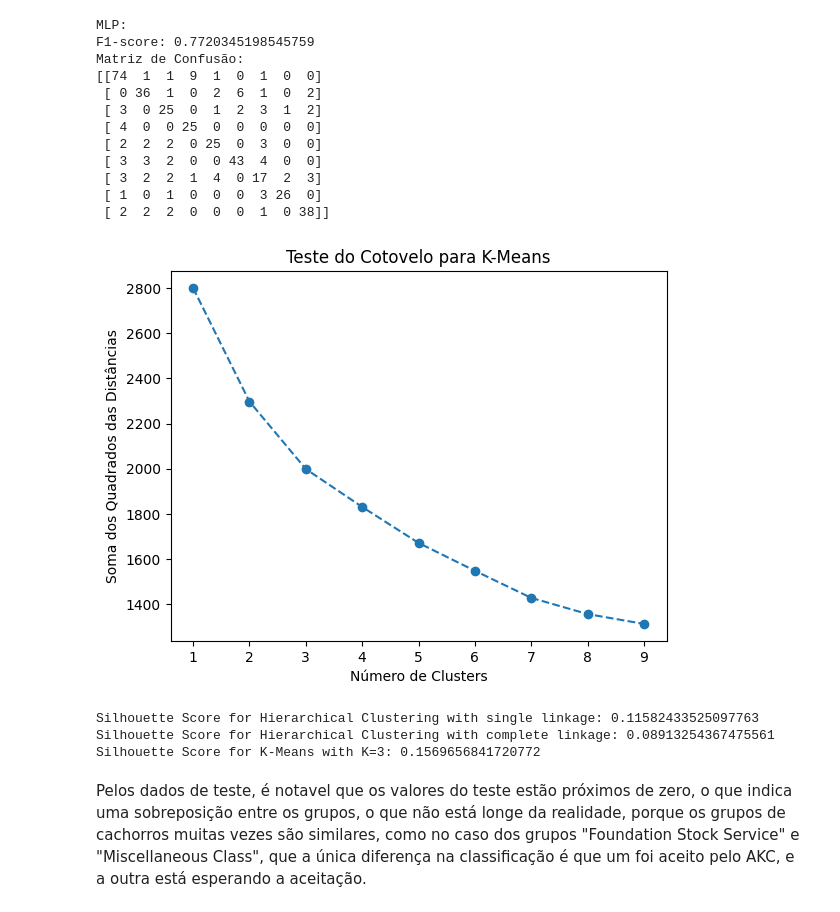
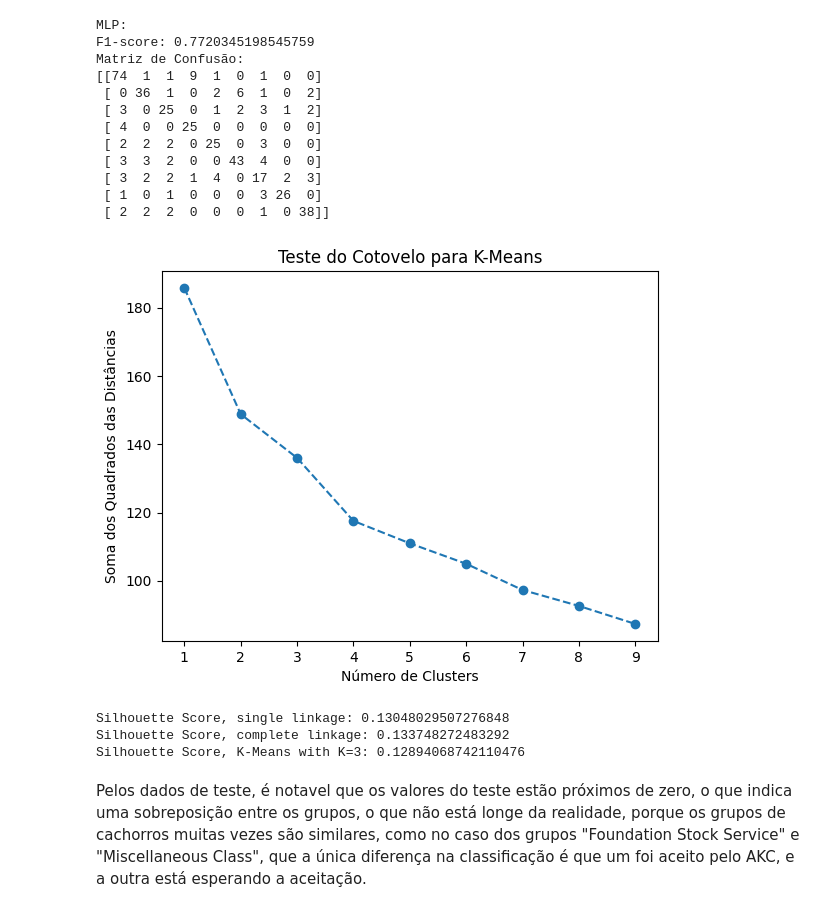
Before and after one commit to a3ylf/Dog_Predictor, a Jupyter notebook: models.ipynb, the cells around one changed output. Cells and saved outputs as stored; diff of their text form; code cells hidden in the pictures.

```diff
--- a/models.ipynb
+++ b/models.ipynb
@@ -92,46 +92,42 @@ from sklearn.metrics import silhouette_score
 # Carregar os dados
 x = pd.read_csv('Processed_data.csv')
 
-# Normalizar os dados
-scaler = StandardScaler()
-x_scaled = scaler.fit_transform(x)
-
 # K-Means
 wcss = []
 for i in range(1, 10):
     kmeans = KMeans(n_clusters=i, init='k-means++', random_state=42)
-    kmeans.fit(x_scaled)
+    kmeans.fit(x)
     wcss.append(kmeans.inertia_)
 
 # Plotar o gráfico do teste do cotovelo
 plt.plot(range(1, 10), wcss, marker='o', linestyle='--')
 plt.title('Teste do Cotovelo para K-Means')
 plt.xlabel('Número de Clusters')
 plt.ylabel('Soma dos Quadrados das Distâncias')
 plt.show()
 
 # Escolher o valor de K com base no teste do cotovelo
 k = 3  # Valor selecionado do teste do cotovelo
 
 # Executar K-Means com o valor de K selecionado
 kmeans = KMeans(n_clusters=k, init='k-means++', random_state=42)
-kmeans.fit(x_scaled)
+kmeans.fit(x)
 
 # Executar o algoritmo hierárquico com diferentes métodos de ligação
 methods = ['single', 'complete']  # Métodos de ligação
 for method in methods:
     clustering = AgglomerativeClustering(n_clusters=k, linkage=method)
-    clustering.fit(x_scaled)
-    silhouette_avg = silhouette_score(x_scaled, clustering.labels_)
+    clustering.fit(x)
+    silhouette_avg = silhouette_score(x, clustering.labels_)
     print(f'Silhouette Score, {method} linkage: {silhouette_avg}')
 
 # Comparar os resultados do K-Means e do algoritmo hierárquico
-silhouette_avg_kmeans = silhouette_score(x_scaled, kmeans.labels_)
+silhouette_avg_kmeans = silhouette_score(x, kmeans.labels_)
 print(f'Silhouette Score, K-Means with K={k}: {silhouette_avg_kmeans}')
 # %% [output]
-[figure, old version]
+[figure, new version]
-Silhouette Score for Hierarchical Clustering with single linkage: 0.11582433525097763
-Silhouette Score for Hierarchical Clustering with complete linkage: 0.08913254367475561
-Silhouette Score for K-Means with K=3: 0.1569656841720772
+Silhouette Score, single linkage: 0.13048029507276848
+Silhouette Score, complete linkage: 0.133748272483292
+Silhouette Score, K-Means with K=3: 0.12894068742110476
 # %% [markdown]
 Pelos dados de teste, é notavel que os valores do teste estão próximos de zero, o que indica uma sobreposição entre os grupos, o que não está longe da realidade, porque os grupos de cachorros muitas vezes são similares, como no caso dos grupos "Foundation Stock Service" e "Miscellaneous Class", que a única diferença na classificação é que um foi aceito pelo AKC, e a outra está esperando a aceitação.
```
